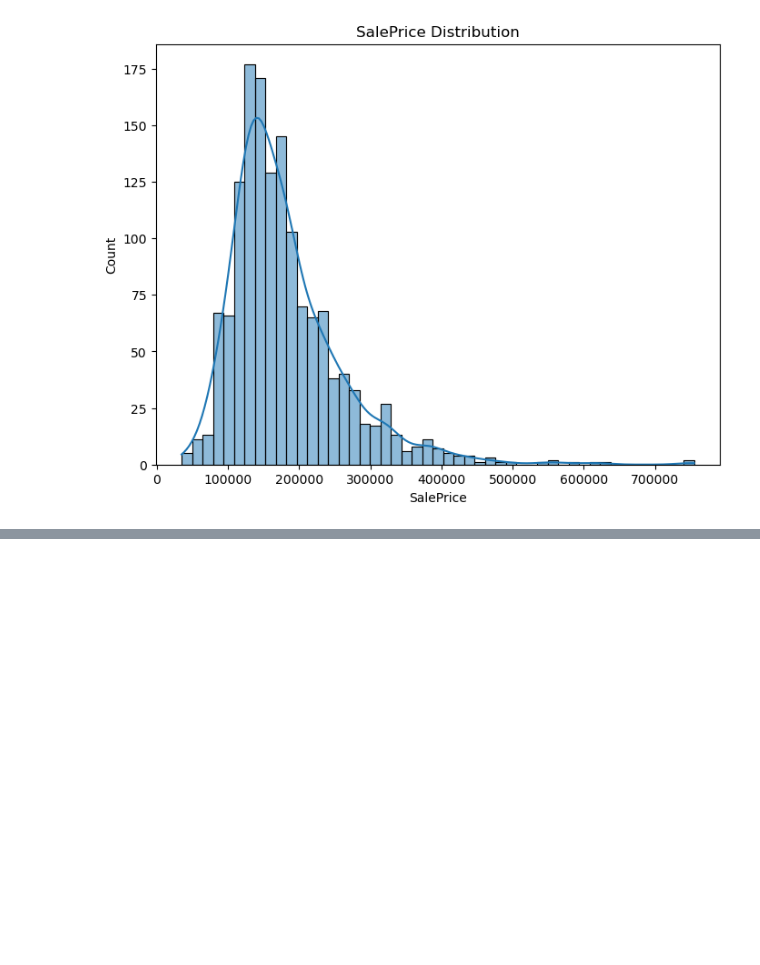
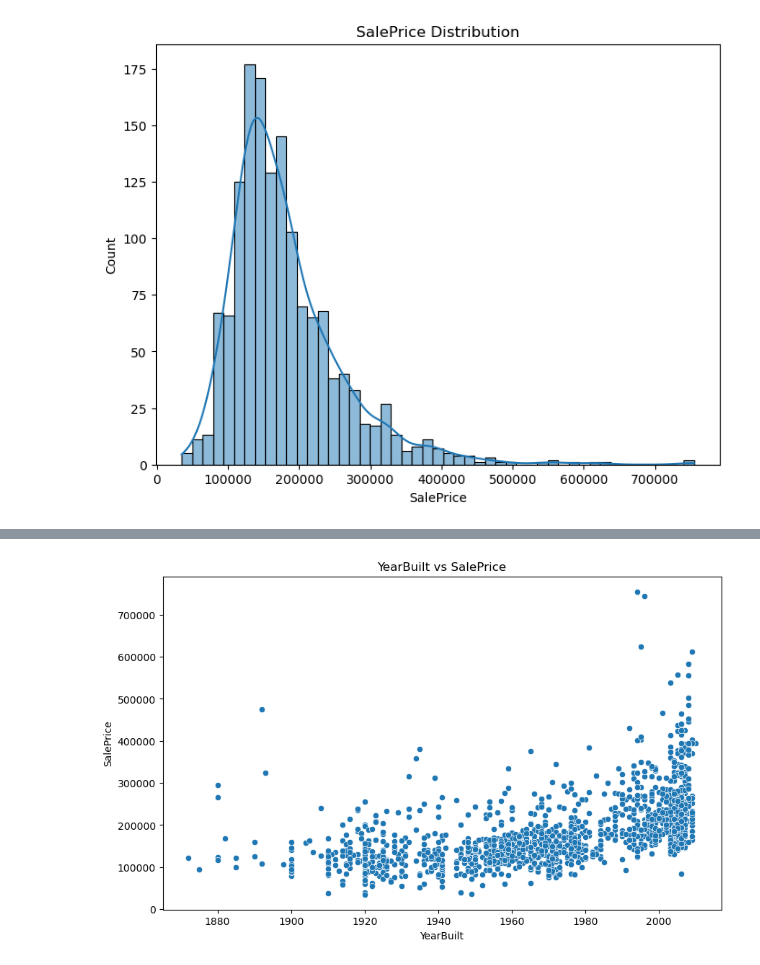
Before and after one commit to RaymussenArthur/House-Price, a Jupyter notebook: Notebooks/EDA.ipynb, the cells around one changed output, grey strips where cells are left out. Cells and saved outputs as stored; diff of their text form; code cells hidden in the pictures; blank space fills up the shorter version.

```diff
--- a/Notebooks/EDA.ipynb
+++ b/Notebooks/EDA.ipynb
@@ -63,0 +131,7 @@ plt.show()
+# %%
+plt.figure(figsize=(10,6))
+sns.scatterplot(data=df, x='YearBuilt', y='SalePrice')
+plt.title('YearBuilt vs SalePrice')
+plt.show()
+# %% [output]
+[figure, added]
```
Also changed, not shown: parts of 8 cells of this notebook.
